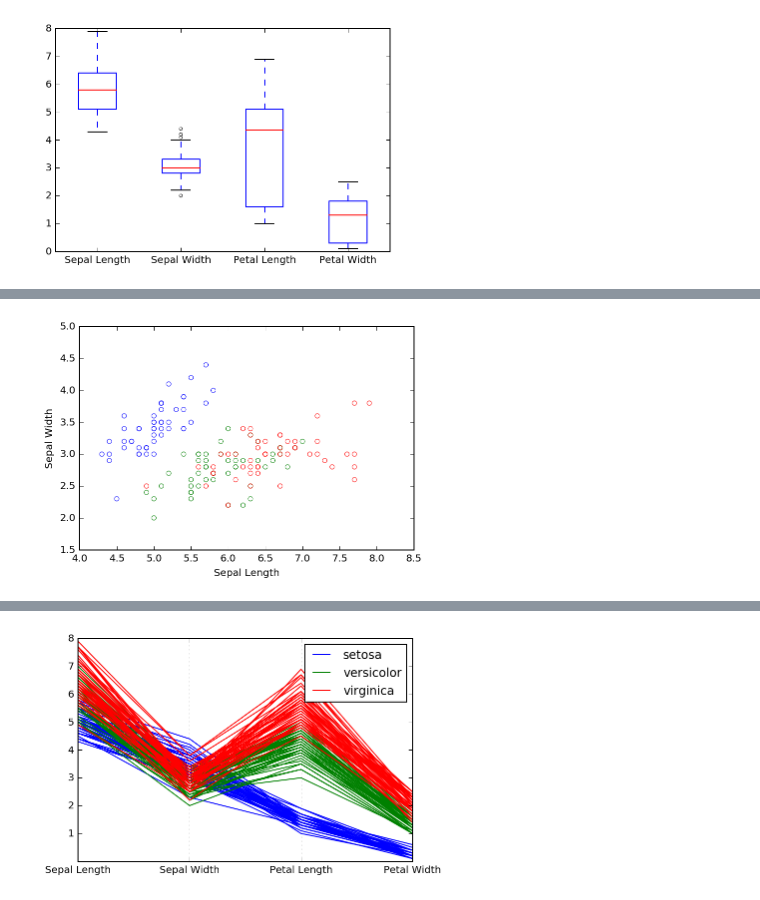
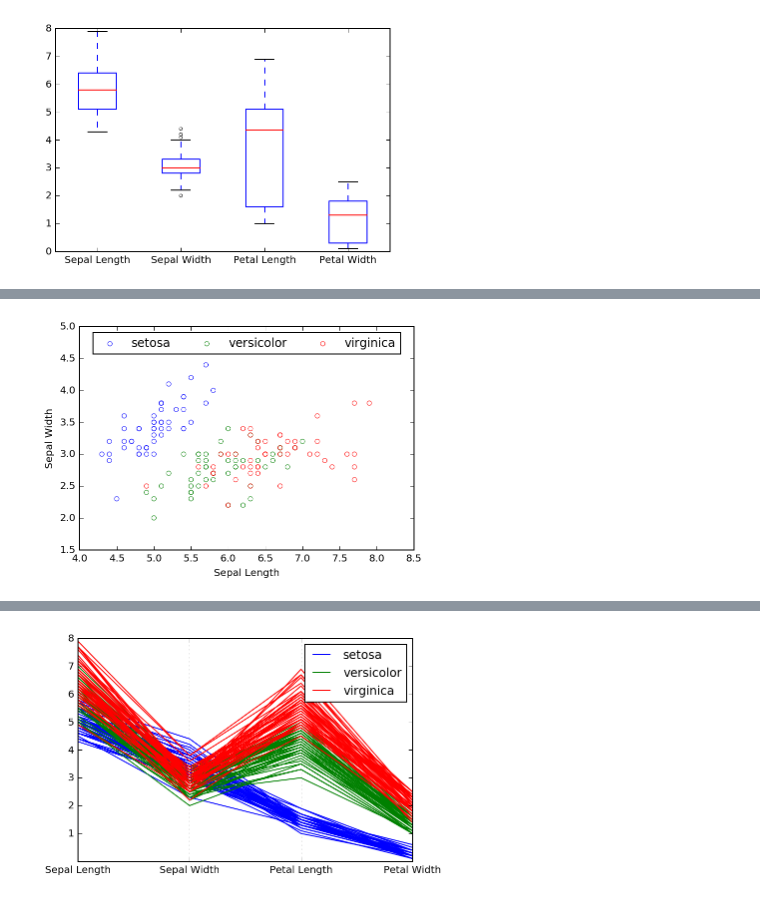
Before and after one commit to croach/oreilly-matplotlib-course, a Jupyter notebook: 03 - pyplot/0303 - More Plotting.ipynb, the cells around one changed output, grey strips where cells are left out. Cells and saved outputs as stored; diff of their text form; code cells hidden in the pictures.

```diff
--- a/03 - pyplot/0303 - More Plotting.ipynb
+++ b/03 - pyplot/0303 - More Plotting.ipynb
@@ -97,21 +119,36 @@ cmap = defaultdict(lambda: next(color_cycler)['color'])
 # %%
 # Extract the x and y values (i.e., sepal length and width)
 # from the data set. Also, create a list of corresponding
 # colors based on the species of each record.
 sepal_length, sepal_width, colors = [], [], []
 for r in data:
     sepal_length.append(r.sepal_length)
     sepal_width.append(r.sepal_width)
     colors.append(cmap[r.species])
 
 # Plot the data on a scatter plot. Each point will have an outline
 # color according to their species, but we'll leave the centers
 # colorless (for aesthetic purposes only). Finally, we'll reduce
 # the line width of each data point (again for aesthetics only).
 plt.scatter(sepal_length, sepal_width, edgecolors=colors, c='none', linewidths=0.5)
 
 # Add x and y labels
 plt.xlabel('Sepal Length')
-plt.ylabel('Sepal Width');
+plt.ylabel('Sepal Width')
+
+# Create a few "proxy artists" for creating the legend. Calling the
+# legend() function without passing in any parameters will create a
+# legend for any labeled data in the graph, so we could do something
+# funky where we add a label for one line per species, but that
+# doesn't seem as simple and clean as just creating a few lines that
+# we use just to create the legend. Plus, this is an officially
+# sanctioned way to create a legend (just see the legend docs).
+legend_handles = [
+    plt.scatter([], [], marker='o', label='setosa', edgecolors=cmap['Iris-setosa'], c='none', linewidths=0.5),
+    plt.scatter([], [], marker='o', label='versicolor', edgecolors=cmap['Iris-versicolor'], c='none', linewidths=0.5),
+    plt.scatter([], [], marker='o', label='virginica', edgecolors=cmap['Iris-virginica'], c='none', linewidths=0.5)
+]
+
+plt.legend(handles=legend_handles, scatterpoints=1, ncol=3, loc='upper center');
 # %% [output]
-[figure, old version]
+[figure, new version]
```
Also changed, not shown: parts of 13 cells of this notebook.
